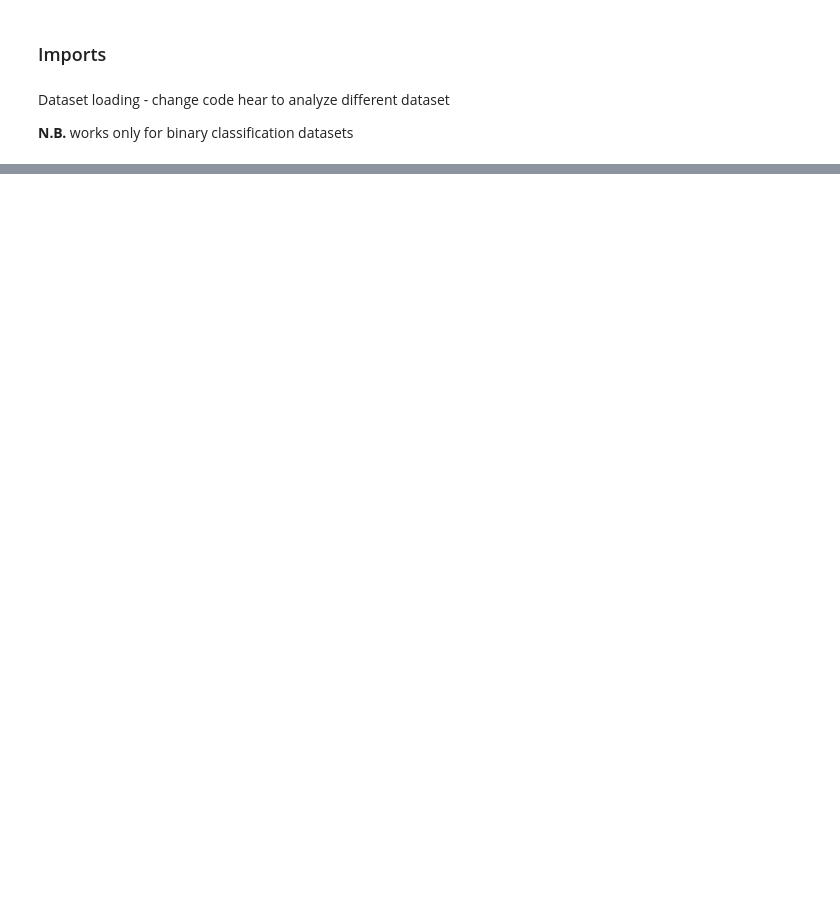
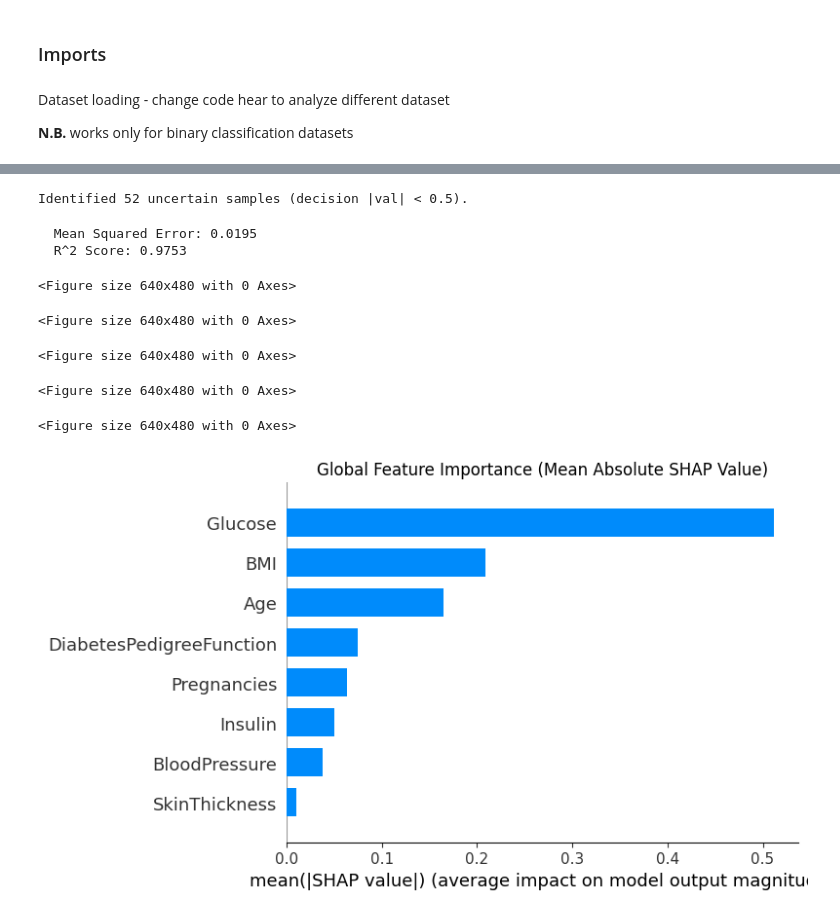
Before and after one commit to barra-white/qml-explainability-by-parts, a Jupyter notebook: explainability/qsvc/svc/svc_decision-function.ipynb, the cells around one changed output, grey strips where cells are left out. Cells and saved outputs as stored; diff of their text form; code cells hidden in the pictures; blank space fills up the shorter version.

```diff
--- a/explainability/qsvc/svc/svc_decision-function.ipynb
+++ b/explainability/qsvc/svc/svc_decision-function.ipynb
@@ -215,0 +152,70 @@ force_plot(
+# %%
+uncertainty_threshold = 0.5 # adjust as needed
+uncertain_preds = df_results[np.abs(df_results['qsvc_decision']) < uncertainty_threshold]
+X_uncertain = X_test[uncertain_preds.index]
+y_uncertain = y_test[uncertain_preds.index]
+decisions_uncertain = decisions[uncertain_preds.index]
+print(f"Identified {len(uncertain_preds)} uncertain samples (decision |val| < {uncertainty_threshold}).")
+
+n_uncertain_sample = min(50, len(uncertain_preds))
+if n_uncertain_sample > 0:
+    uncertain_indices = np.random.choice(uncertain_preds.index, n_uncertain_sample, replace=False)
+    X_uncertain_sample = X_test[uncertain_indices]
+else:
+    X_uncertain_sample = None
+# %% [output]
+Identified 52 uncertain samples (decision |val| < 0.5).
+# %%
+X_surrogate_train = X_test
+y_surrogate_train = decisions
+
+# Initialize and train the surrogate
+surrogate_model = GradientBoostingRegressor(n_estimators=100, random_state=42)
+surrogate_model.fit(X_surrogate_train, y_surrogate_train)
+
+# Evaluate how well the surrogate mimics the QSVC on the test data
+surrogate_predictions = surrogate_model.predict(X_surrogate_train)
+mse = mean_squared_error(y_surrogate_train, surrogate_predictions)
+r2 = r2_score(y_surrogate_train, surrogate_predictions)
+
+print(f"  Mean Squared Error: {mse:.4f}")
+print(f"  R^2 Score: {r2:.4f}")
+
+# Add surrogate predictions to the results DataFrame
+df_results['surrogate_decision'] = surrogate_predictions
+# %% [output]
+  Mean Squared Error: 0.0195
+  R^2 Score: 0.9753
+# %%
+explainer_surrogate = TreeExplainer(surrogate_model, data=X_train)
+
+shap_values_surrogate_test = explainer_surrogate.shap_values(X_test, check_additivity=False)
+
+if X_wrong_sample is not None:
+    shap_values_surrogate_wrong = explainer_surrogate.shap_values(X_wrong_sample, check_additivity=False)
+else:
+    shap_values_surrogate_wrong = None
+
+if X_uncertain_sample is not None:
+    shap_values_surrogate_uncertain = explainer_surrogate.shap_values(X_uncertain_sample, check_additivity=False)
+else:
+    shap_values_surrogate_uncertain = None
+# %%
+plt.figure()
+summary_plot(
+    shap_values_surrogate_test,
+    X_test,
+    feature_names=feature_names,
+    plot_type="bar",
+    show=False
+)
+plt.title("Global Feature Importance (Mean Absolute SHAP Value)")
+plt.tight_layout()
+plt.show()
+# %% [output]
+<Figure size 640x480 with 0 Axes>
+<Figure size 640x480 with 0 Axes>
+<Figure size 640x480 with 0 Axes>
+<Figure size 640x480 with 0 Axes>
+<Figure size 640x480 with 0 Axes>
+[figure, added]
```
Also changed, not shown: parts of 25 cells of this notebook, 2 other files.
